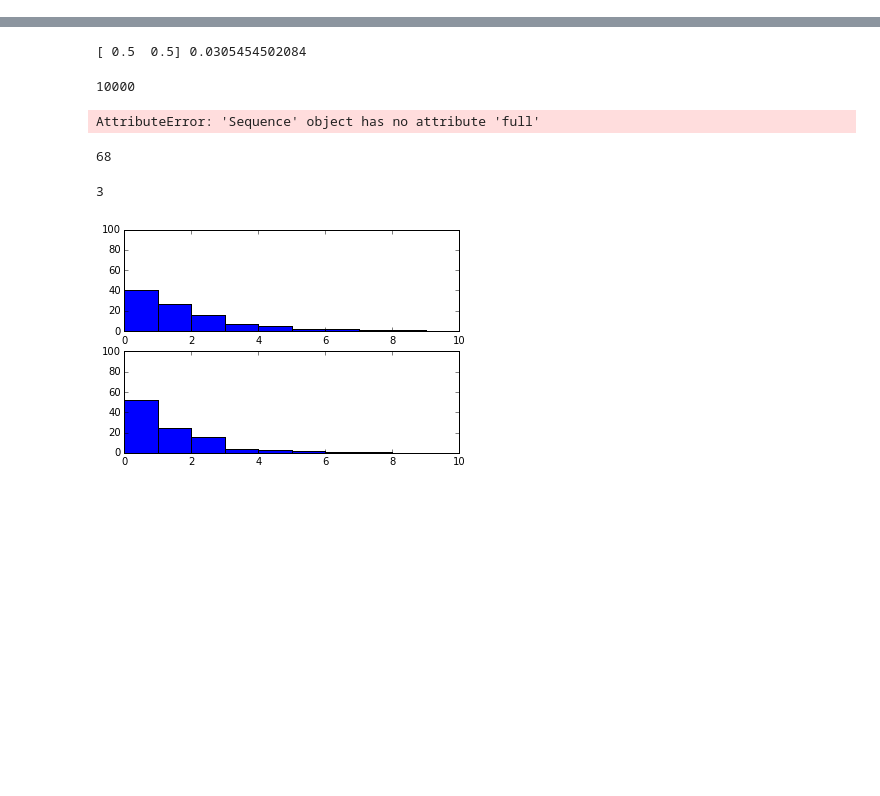
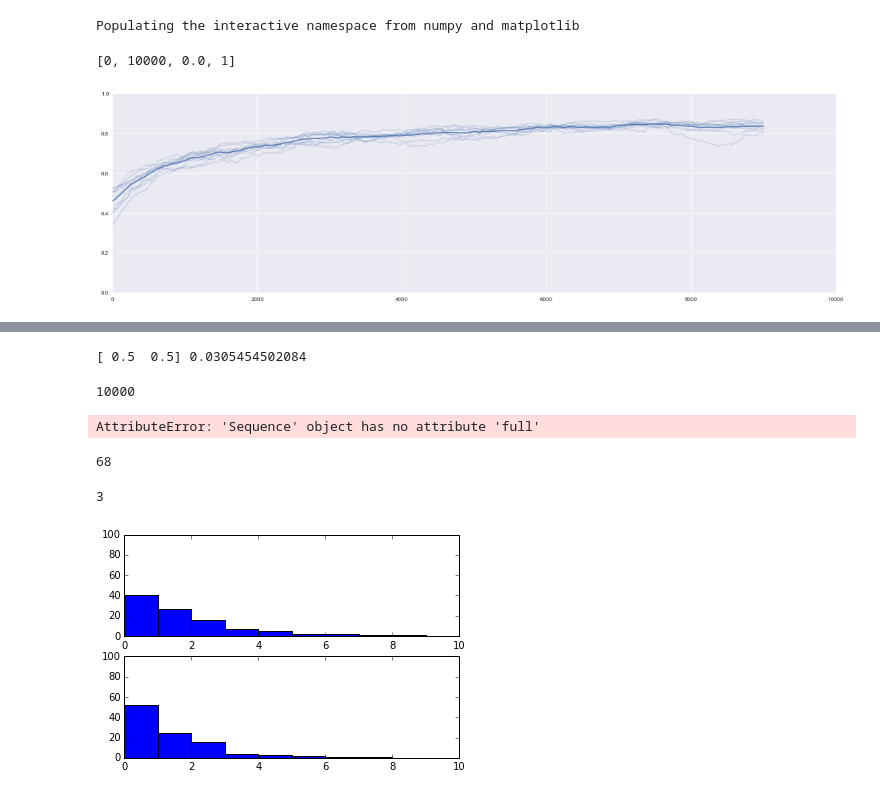
Before and after one commit to clement-moulin-frier/turntaking_model, a Jupyter notebook: turn_taking.ipynb, the cells around one changed output, grey strips where cells are left out. Cells and saved outputs as stored; diff of their text form; code cells hidden in the pictures; blank space fills up the shorter version.

```diff
--- a/turn_taking.ipynb
+++ b/turn_taking.ipynb
@@ -35,0 +86,5 @@ def runningMeanFast(x, N):
+# %%
+win = 1000
+from numpy import product, array, ones, convolve
+run_means = [runningMeanFast(product(array(expes[i_e].log[0]['presence'][0:10000]), axis=1), win)[:-win] for i_e in range(n_expe)]
+run_means = array(run_means)
@@ -35,0 +139,15 @@ def runningMeanFast(x, N):
+# %%
+%pylab inline
+figure(figsize=(40, 5))
+import seaborn as sns
+#for i, es in enumerate(['ci_band', 'ci_bars', 'boot_traces', 'boot_kde', 'unit_traces', 'unit_points']):
+subplot(1, 2, 2)
+sns.tsplot(run_means, err_style='unit_traces')
+axis([0, 10000, 0., 1])
+subplot(122)
+#plot(run_means.T)
+axis([0, 10000, 0., 1])
+# %% [output]
+Populating the interactive namespace from numpy and matplotlib
+[0, 10000, 0.0, 1]
+[figure, added]
```
Also changed, not shown: parts of 30 cells of this notebook, 3 other files.
